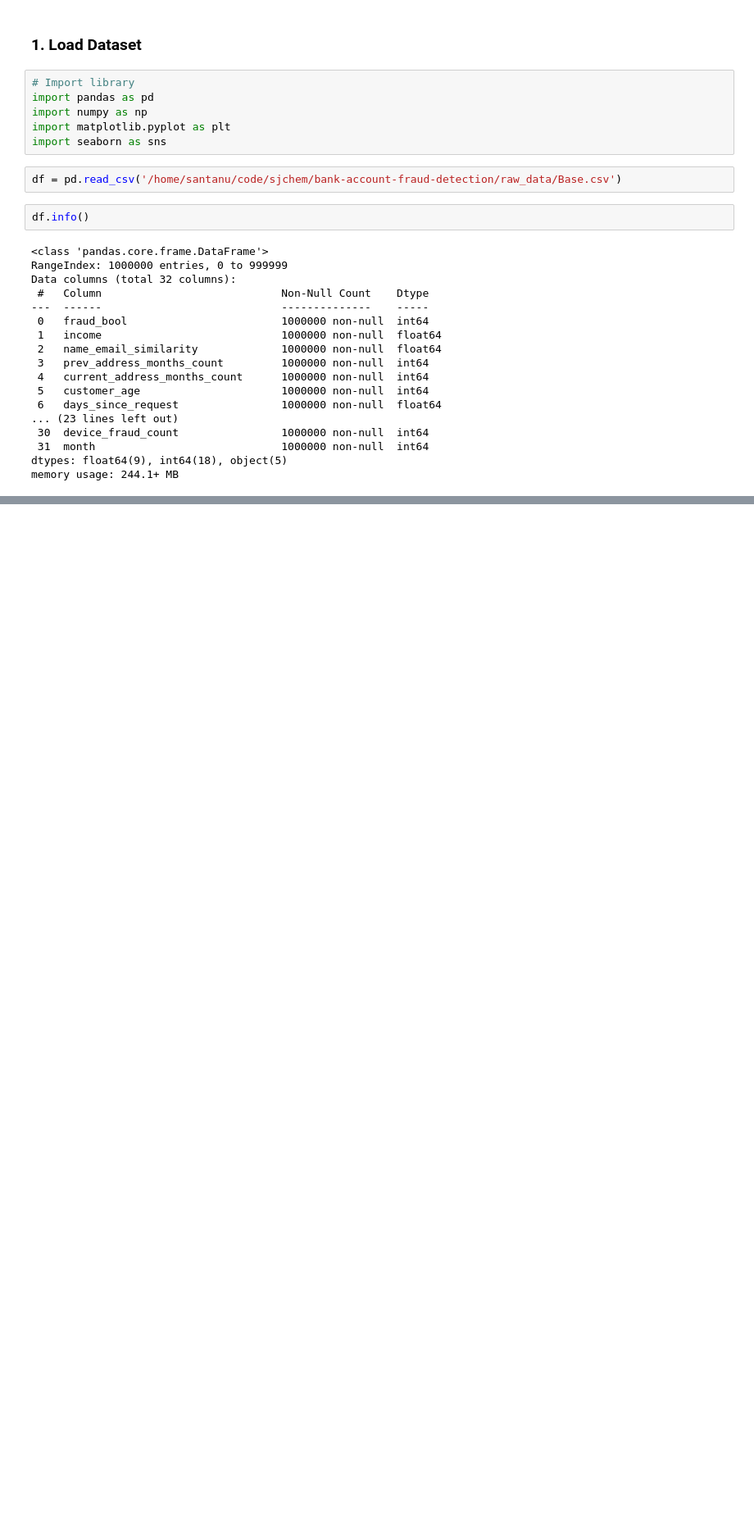
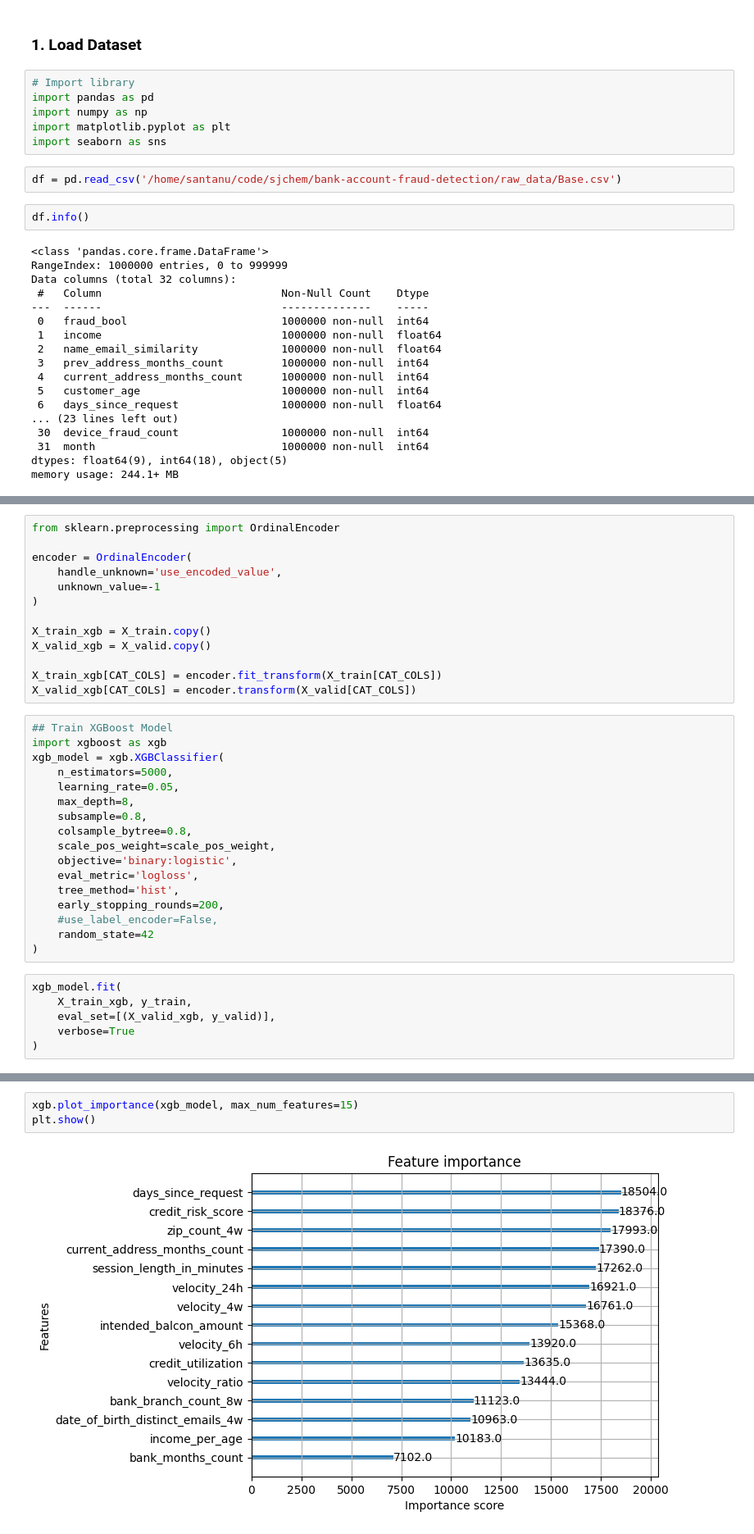
Before and after one commit to sjchem/bank-account-fraud-detection, a Jupyter notebook: notebooks/2.feature-engineering-processing.ipynb, the cells around one changed output, grey strips where cells are left out. Shown at 82% size. Cells and saved outputs as stored; diff of their text form; blank space fills up the shorter version.

```diff
--- a/notebooks/2.feature-engineering-processing.ipynb
+++ b/notebooks/2.feature-engineering-processing.ipynb
@@ -30,0 +230,36 @@ memory usage: 244.1+ MB
+# %%
+from sklearn.preprocessing import OrdinalEncoder
+
+encoder = OrdinalEncoder(
+    handle_unknown='use_encoded_value',
+    unknown_value=-1
+)
+
+X_train_xgb = X_train.copy()
+X_valid_xgb = X_valid.copy()
+
+X_train_xgb[CAT_COLS] = encoder.fit_transform(X_train[CAT_COLS])
+X_valid_xgb[CAT_COLS] = encoder.transform(X_valid[CAT_COLS])
+# %%
+## Train XGBoost Model
+import xgboost as xgb
+xgb_model = xgb.XGBClassifier(
+    n_estimators=5000,
+    learning_rate=0.05,
+    max_depth=8,
+    subsample=0.8,
+    colsample_bytree=0.8,
+    scale_pos_weight=scale_pos_weight,
+    objective='binary:logistic',
+    eval_metric='logloss',
+    tree_method='hist',
+    early_stopping_rounds=200,
+    #use_label_encoder=False,
+    random_state=42
+)
+# %%
+xgb_model.fit(
+    X_train_xgb, y_train,
+    eval_set=[(X_valid_xgb, y_valid)],
+    verbose=True
+)
@@ -30,0 +329,5 @@ memory usage: 244.1+ MB
+# %%
+xgb.plot_importance(xgb_model, max_num_features=15)
+plt.show()
+# %% [output]
+[figure, added]
```
Also changed, not shown: parts of 29 cells of this notebook, 15 other files.
